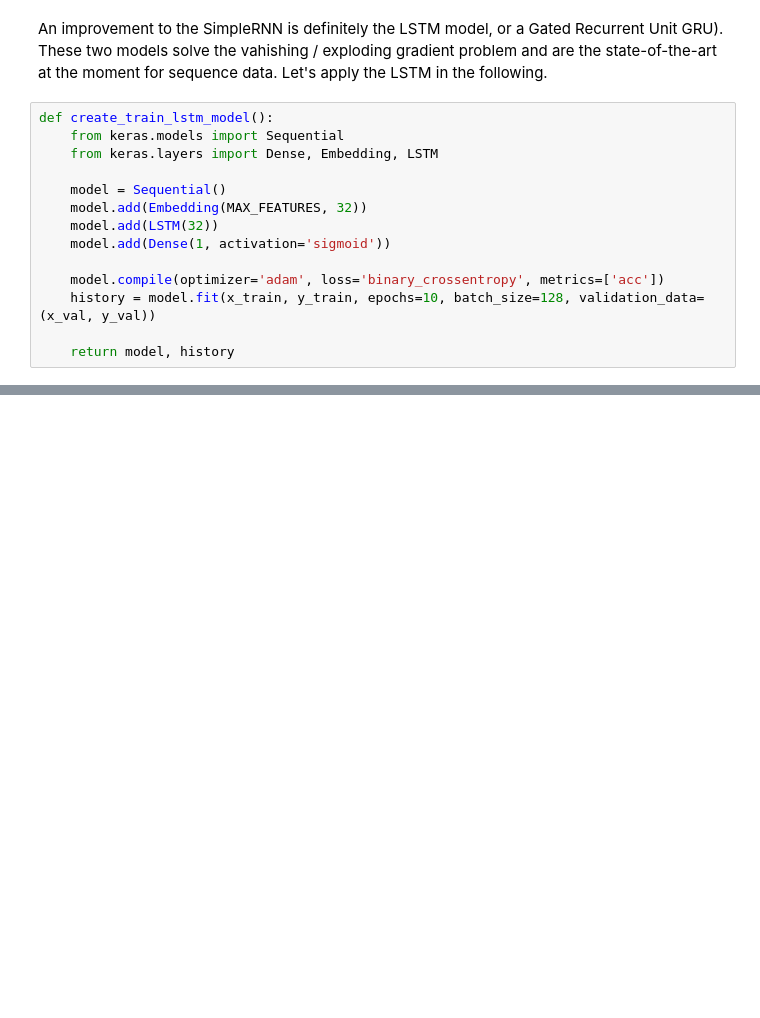
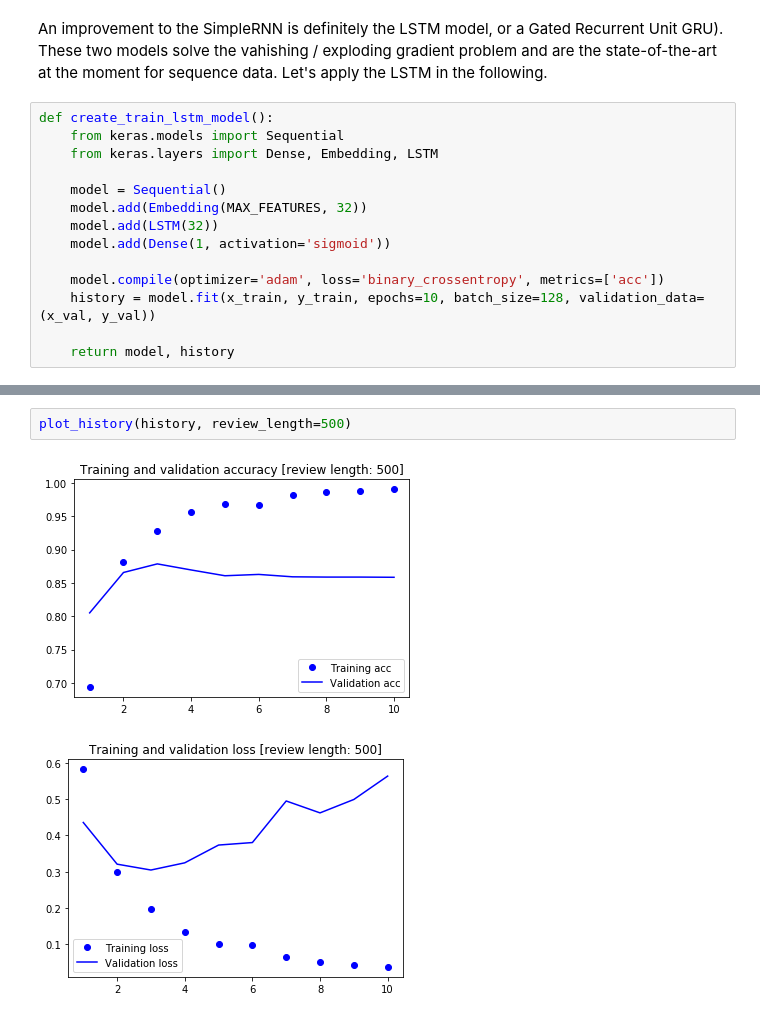
Before and after one commit to mappls/Playfield, a Jupyter notebook: keras/10_rnn_movie_reviews.ipynb, the cells around one changed output, grey strips where cells are left out. Drawn from its saved outputs; the diff is of its cells as text; blank space fills up the shorter version.

```diff
--- a/keras/10_rnn_movie_reviews.ipynb
+++ b/keras/10_rnn_movie_reviews.ipynb
@@ -142,0 +160,5 @@ KeyboardInterrupt:
+# %%
+plot_history(history, review_length=500)
+# %% [output]
+[figure, added]
+[figure, added]
```
Also changed, not shown: parts of 4 cells of this notebook.
